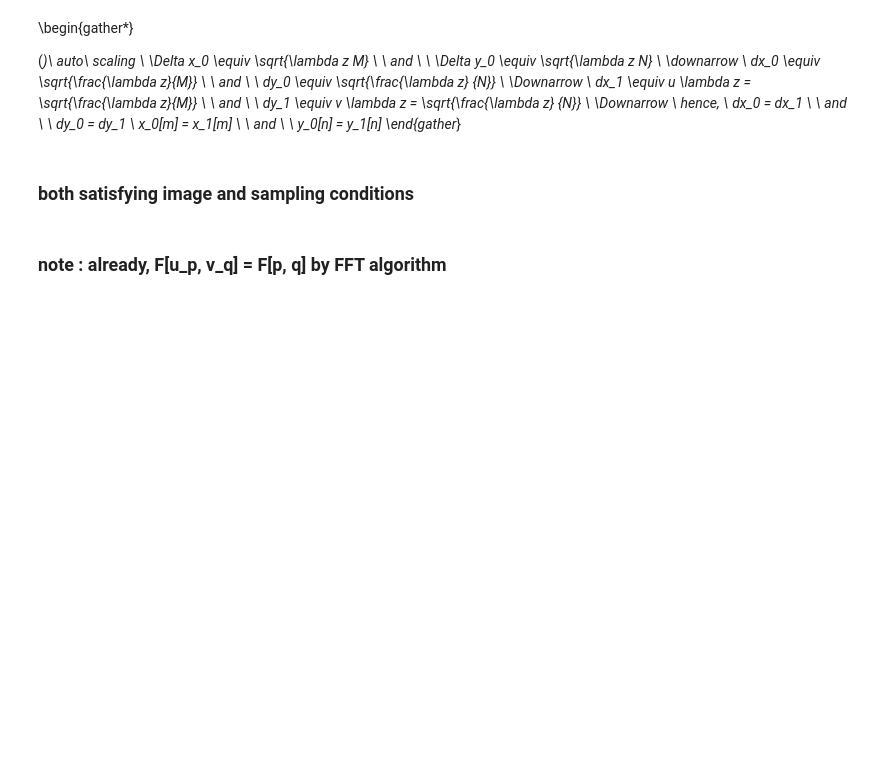
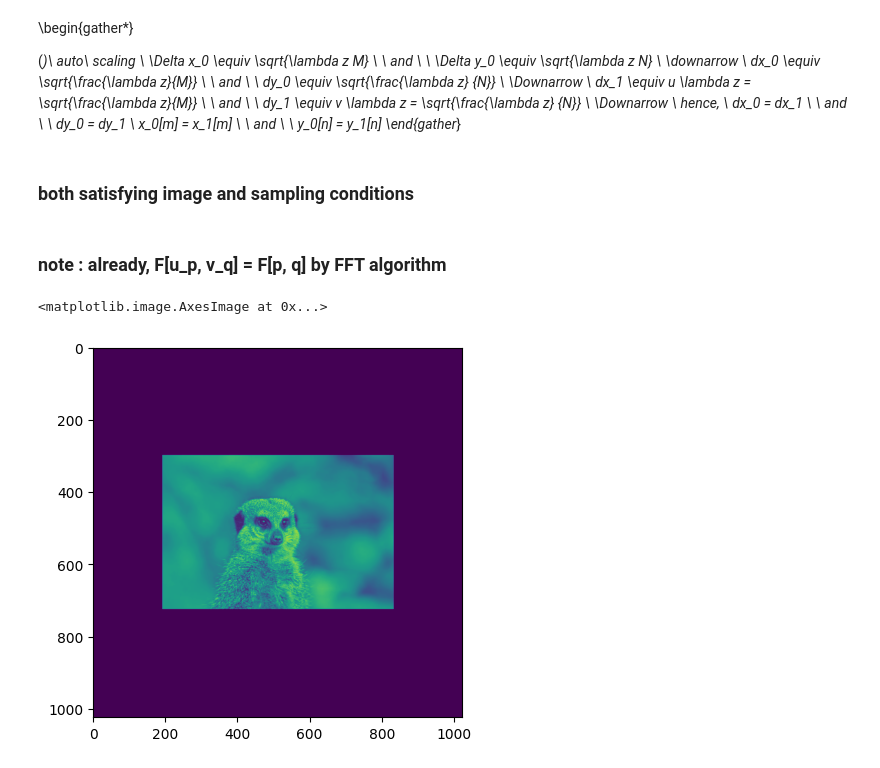
Before and after one commit to rkka02/holography_v0, a Jupyter notebook: holo.ipynb, the cells around one changed output. Saved outputs shown, nothing was run; the diff lists cells and outputs as text; code cells hidden in the pictures; blank space fills up the shorter version.

```diff
--- a/holo.ipynb
+++ b/holo.ipynb
@@ -77,3 +78,8 @@ a = Image.open('animal.jpg').convert('L')
 a = np.array(a)
 a = utils.Padder.pad_image(a)
 a = (a - a.min())/(a.max() - a.min())
+# %%
+plt.imshow(a)
+# %% [output]
+<matplotlib.image.AxesImage at 0x...>
+[figure, added]
```
Also changed, not shown: parts of 5 cells of this notebook, 1 other file.
